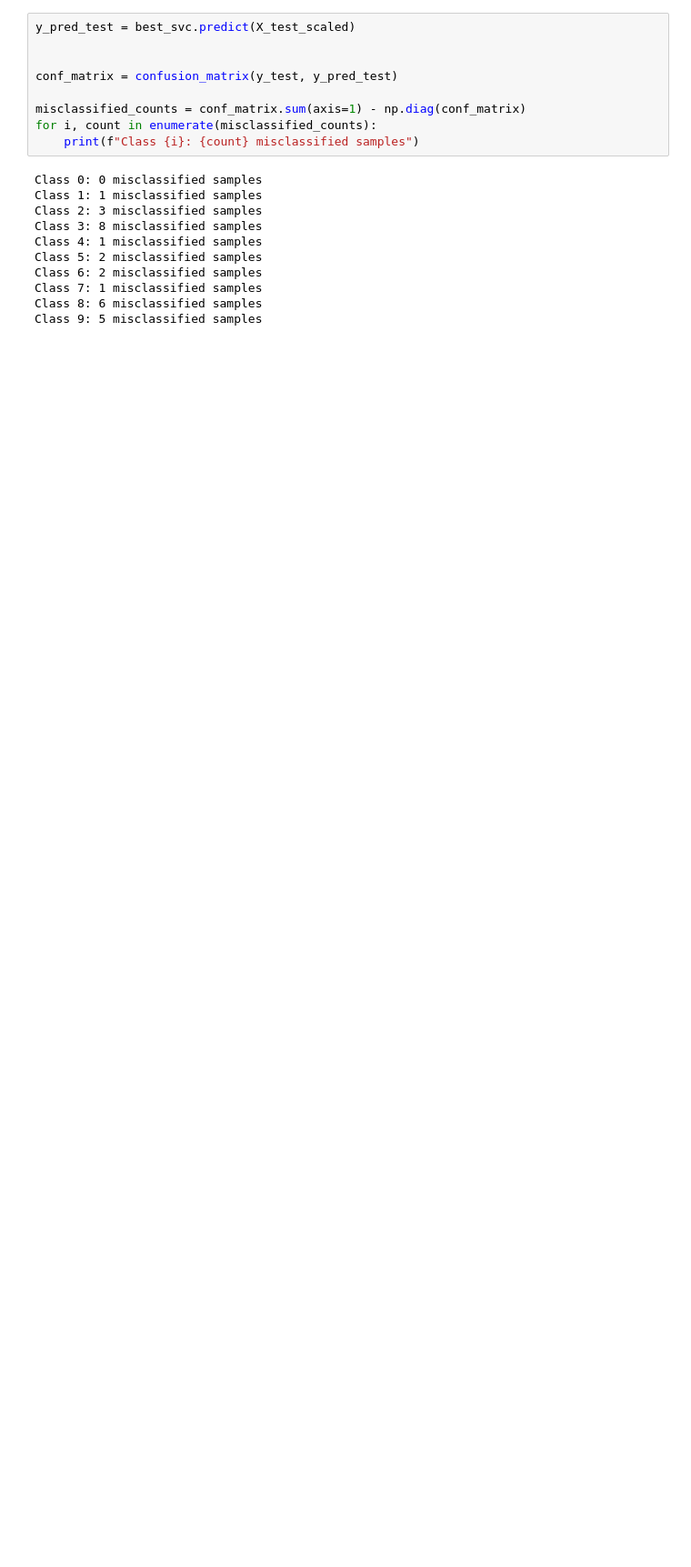
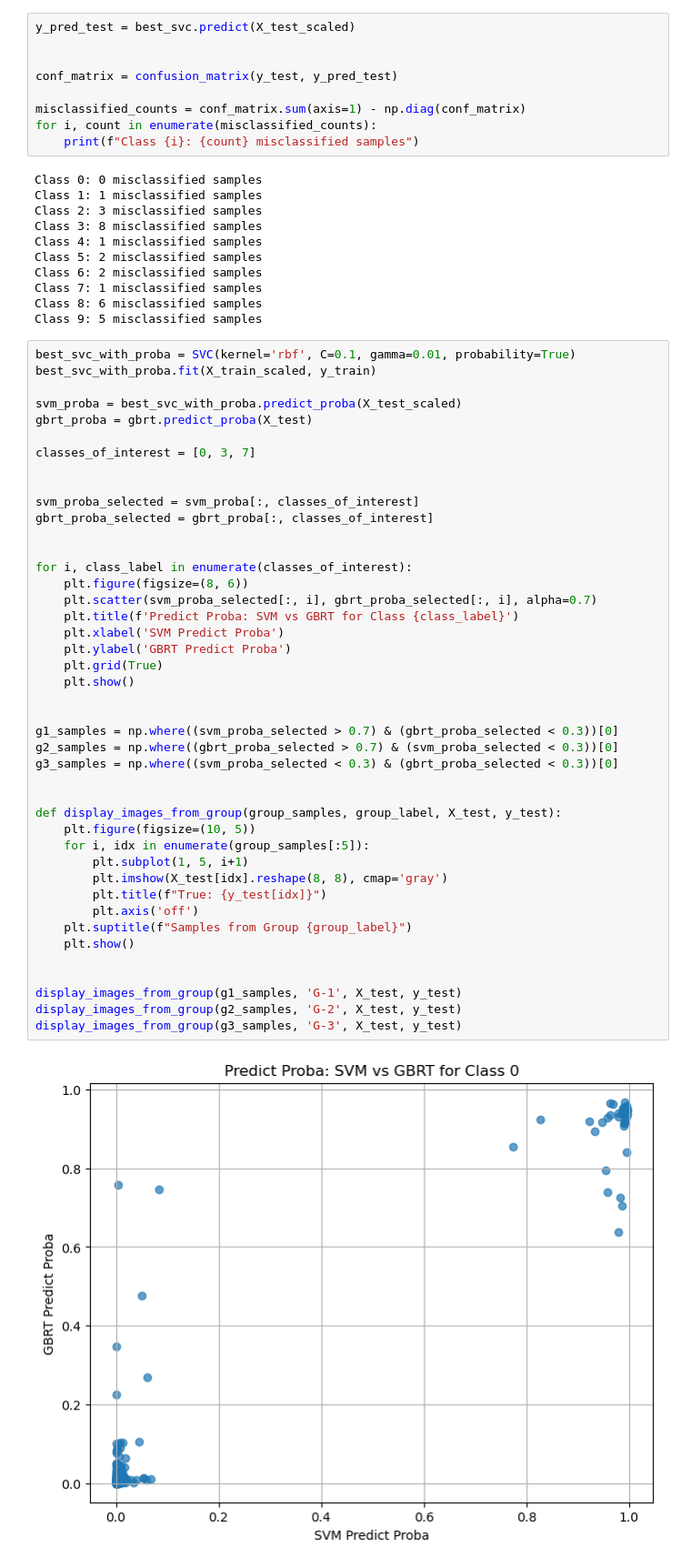
Before and after one commit to mencinas93/GBT-and-SVM, a Jupyter notebook: Midterm_Encinas_Michael_ML.ipynb, the cells around one changed output. Shown at 91% size. Saved outputs shown, nothing was run; the diff lists cells and outputs as text; blank space fills up the shorter version.

```diff
--- a/Midterm_Encinas_Michael_ML.ipynb
+++ b/Midterm_Encinas_Michael_ML.ipynb
@@ -504,3 +504,48 @@ Class 6: 2 misclassified samples
 Class 7: 1 misclassified samples
 Class 8: 6 misclassified samples
 Class 9: 5 misclassified samples
+# %%
+best_svc_with_proba = SVC(kernel='rbf', C=0.1, gamma=0.01, probability=True)
+best_svc_with_proba.fit(X_train_scaled, y_train)
+
+svm_proba = best_svc_with_proba.predict_proba(X_test_scaled)
+gbrt_proba = gbrt.predict_proba(X_test)
+
+classes_of_interest = [0, 3, 7]
+
+
+svm_proba_selected = svm_proba[:, classes_of_interest]
+gbrt_proba_selected = gbrt_proba[:, classes_of_interest]
+
+
+for i, class_label in enumerate(classes_of_interest):
+    plt.figure(figsize=(8, 6))
+    plt.scatter(svm_proba_selected[:, i], gbrt_proba_selected[:, i], alpha=0.7)
+    plt.title(f'Predict Proba: SVM vs GBRT for Class {class_label}')
+    plt.xlabel('SVM Predict Proba')
+    plt.ylabel('GBRT Predict Proba')
+    plt.grid(True)
+    plt.show()
+
+
+g1_samples = np.where((svm_proba_selected > 0.7) & (gbrt_proba_selected < 0.3))[0]
+g2_samples = np.where((gbrt_proba_selected > 0.7) & (svm_proba_selected < 0.3))[0]
+g3_samples = np.where((svm_proba_selected < 0.3) & (gbrt_proba_selected < 0.3))[0]
+
+
+def display_images_from_group(group_samples, group_label, X_test, y_test):
+    plt.figure(figsize=(10, 5))
+    for i, idx in enumerate(group_samples[:5]):
+        plt.subplot(1, 5, i+1)
+        plt.imshow(X_test[idx].reshape(8, 8), cmap='gray')
+        plt.title(f"True: {y_test[idx]}")
+        plt.axis('off')
+    plt.suptitle(f"Samples from Group {group_label}")
+    plt.show()
+
+
+display_images_from_group(g1_samples, 'G-1', X_test, y_test)
+display_images_from_group(g2_samples, 'G-2', X_test, y_test)
+display_images_from_group(g3_samples, 'G-3', X_test, y_test)
+# %% [output]
+[figure, added]
```
Also changed, not shown: parts of 1 cell of this notebook.
